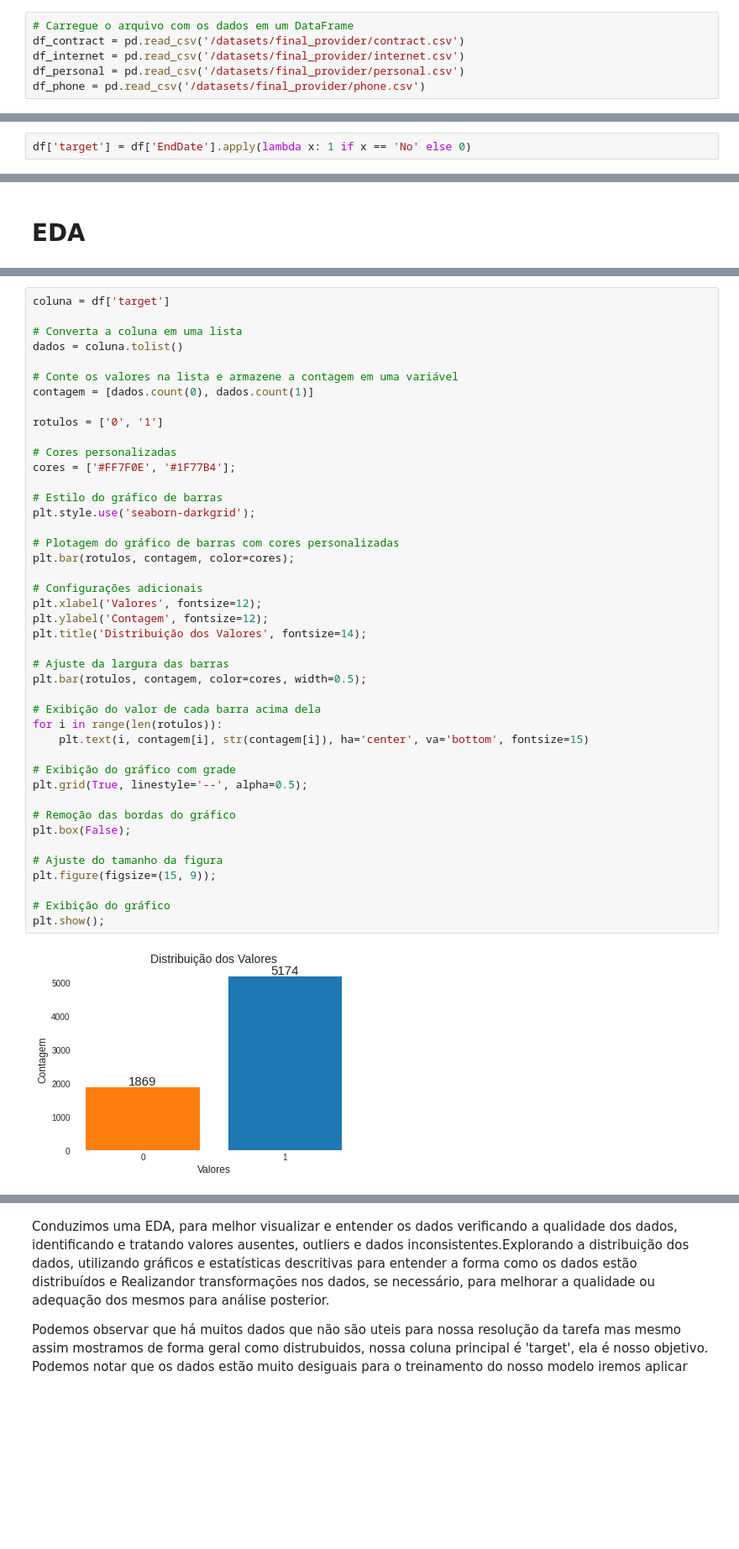
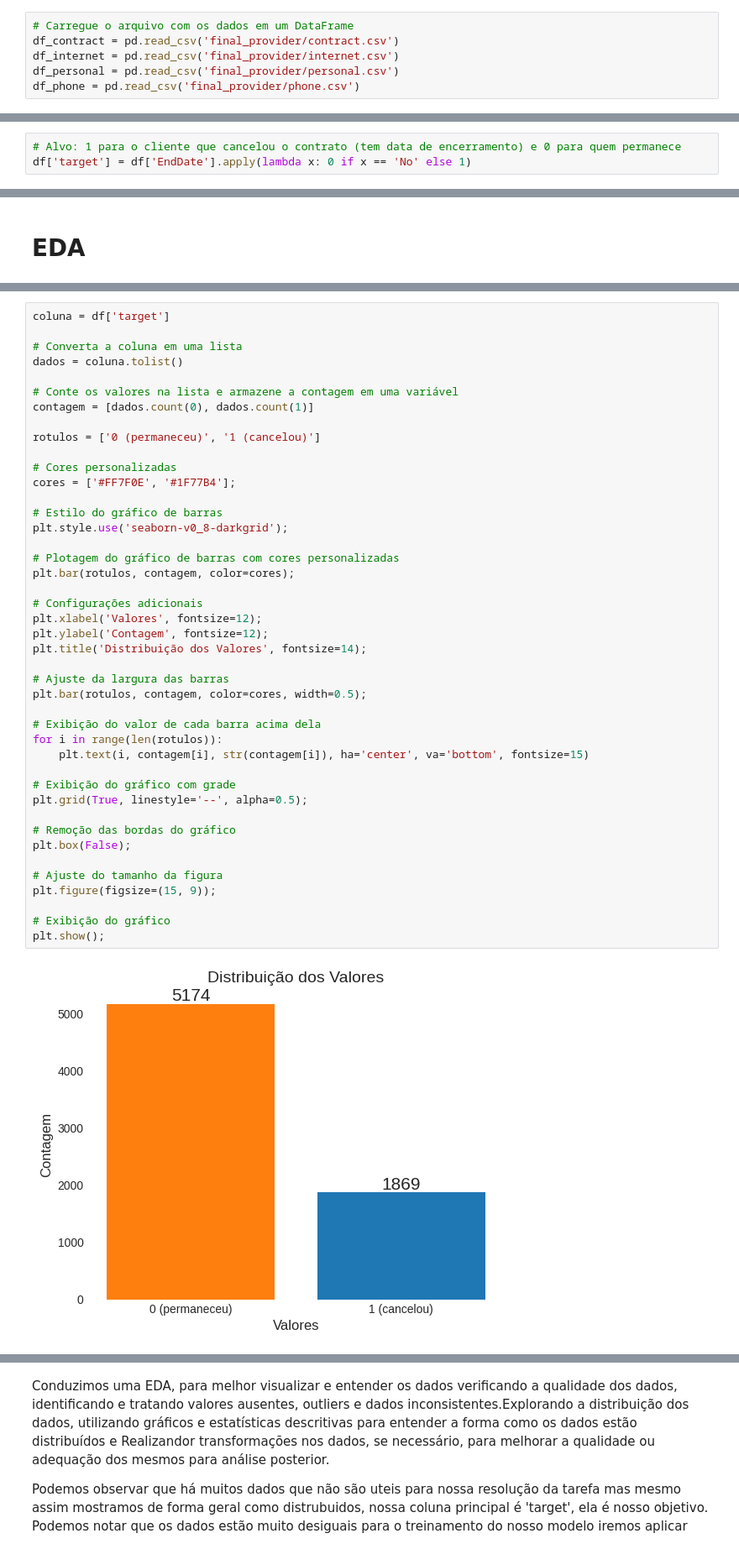
Before and after one commit to gabrieldeoliver1/Projetos, a Jupyter notebook: Projeto_16/modelo_para_predizer_a_rotatividade.ipynb, the cells around one changed output, grey strips where cells are left out. Shown at 84% size. Saved outputs shown, nothing was run; the diff lists cells and outputs as text; blank space fills up the shorter version.

Commit message:
Projeto 16: alvo com 1 para clientes que cancelaram e nova execução

```diff
--- a/Projeto_16/modelo_para_predizer_a_rotatividade.ipynb
+++ b/Projeto_16/modelo_para_predizer_a_rotatividade.ipynb
@@ -11,10 +11,10 @@ import warnings
 warnings.filterwarnings("ignore")
 # %%
 # Carregue o arquivo com os dados em um DataFrame
-df_contract = pd.read_csv('/datasets/final_provider/contract.csv')
-df_internet = pd.read_csv('/datasets/final_provider/internet.csv')
-df_personal = pd.read_csv('/datasets/final_provider/personal.csv')
-df_phone = pd.read_csv('/datasets/final_provider/phone.csv')
+df_contract = pd.read_csv('final_provider/contract.csv')
+df_internet = pd.read_csv('final_provider/internet.csv')
+df_personal = pd.read_csv('final_provider/personal.csv')
+df_phone = pd.read_csv('final_provider/phone.csv')
 # %%
 df_contract.head(5)
 # %% [output]
@@ -55,5 +55,3 @@ df_phone.head(5)
 df_contract = df_contract.merge(df_internet, on='customerID', how='left')
 df_contract = df_contract.merge(df_personal, on='customerID', how='left')
 df = df_contract.merge(df_phone, on='customerID', how='left')
-# %%
-df['target'] = df['EndDate'].apply(lambda x: 1 if x == 'No' else 0)
@@ -61,0 +58,3 @@ df['target'] = df['EndDate'].apply(lambda x: 1 if x == 'No' else 0)
+# %%
+# Alvo: 1 para o cliente que cancelou o contrato (tem data de encerramento) e 0 para quem permanece
+df['target'] = df['EndDate'].apply(lambda x: 0 if x == 'No' else 1)
@@ -124,39 +125,39 @@ dados = coluna.tolist()
 # Conte os valores na lista e armazene a contagem em uma variável
 contagem = [dados.count(0), dados.count(1)]
 
-rotulos = ['0', '1']
+rotulos = ['0 (permaneceu)', '1 (cancelou)']
 
 # Cores personalizadas
 cores = ['#FF7F0E', '#1F77B4'];
 
 # Estilo do gráfico de barras
-plt.style.use('seaborn-darkgrid');
+plt.style.use('seaborn-v0_8-darkgrid');
 
 # Plotagem do gráfico de barras com cores personalizadas
 plt.bar(rotulos, contagem, color=cores);
 
 # Configurações adicionais
 plt.xlabel('Valores', fontsize=12);
 plt.ylabel('Contagem', fontsize=12);
 plt.title('Distribuição dos Valores', fontsize=14);
 
 # Ajuste da largura das barras
 plt.bar(rotulos, contagem, color=cores, width=0.5);
 
 # Exibição do valor de cada barra acima dela
 for i in range(len(rotulos)):
     plt.text(i, contagem[i], str(contagem[i]), ha='center', va='bottom', fontsize=15)
 
 # Exibição do gráfico com grade
 plt.grid(True, linestyle='--', alpha=0.5);
 
 # Remoção das bordas do gráfico
 plt.box(False);
 
 # Ajuste do tamanho da figura
 plt.figure(figsize=(15, 9));
 
 # Exibição do gráfico
 plt.show();
 # %% [output]
-[figure, old version]
+[figure, new version]
```
Also changed, not shown: parts of 5 cells of this notebook, 3 other files.
